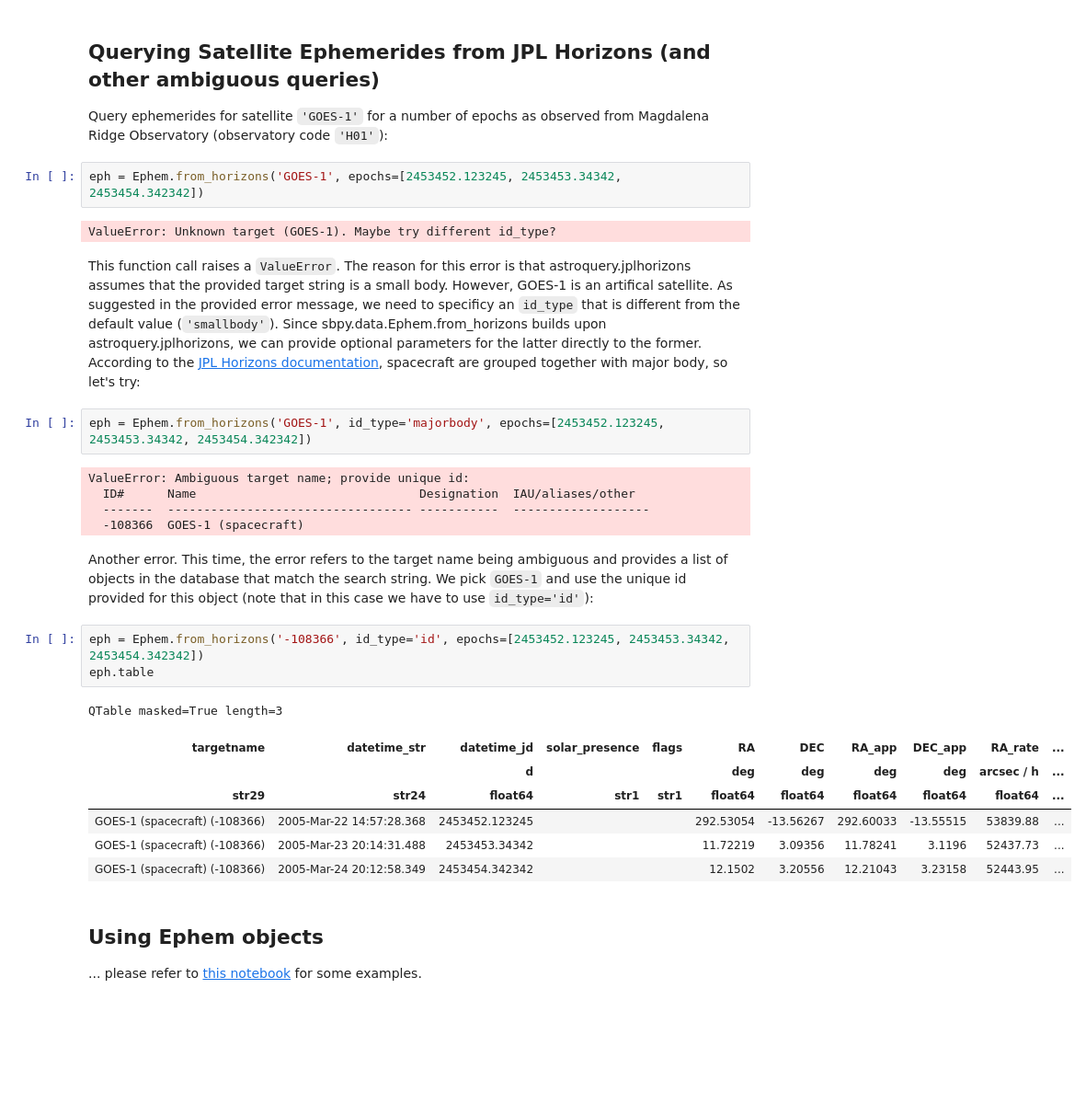
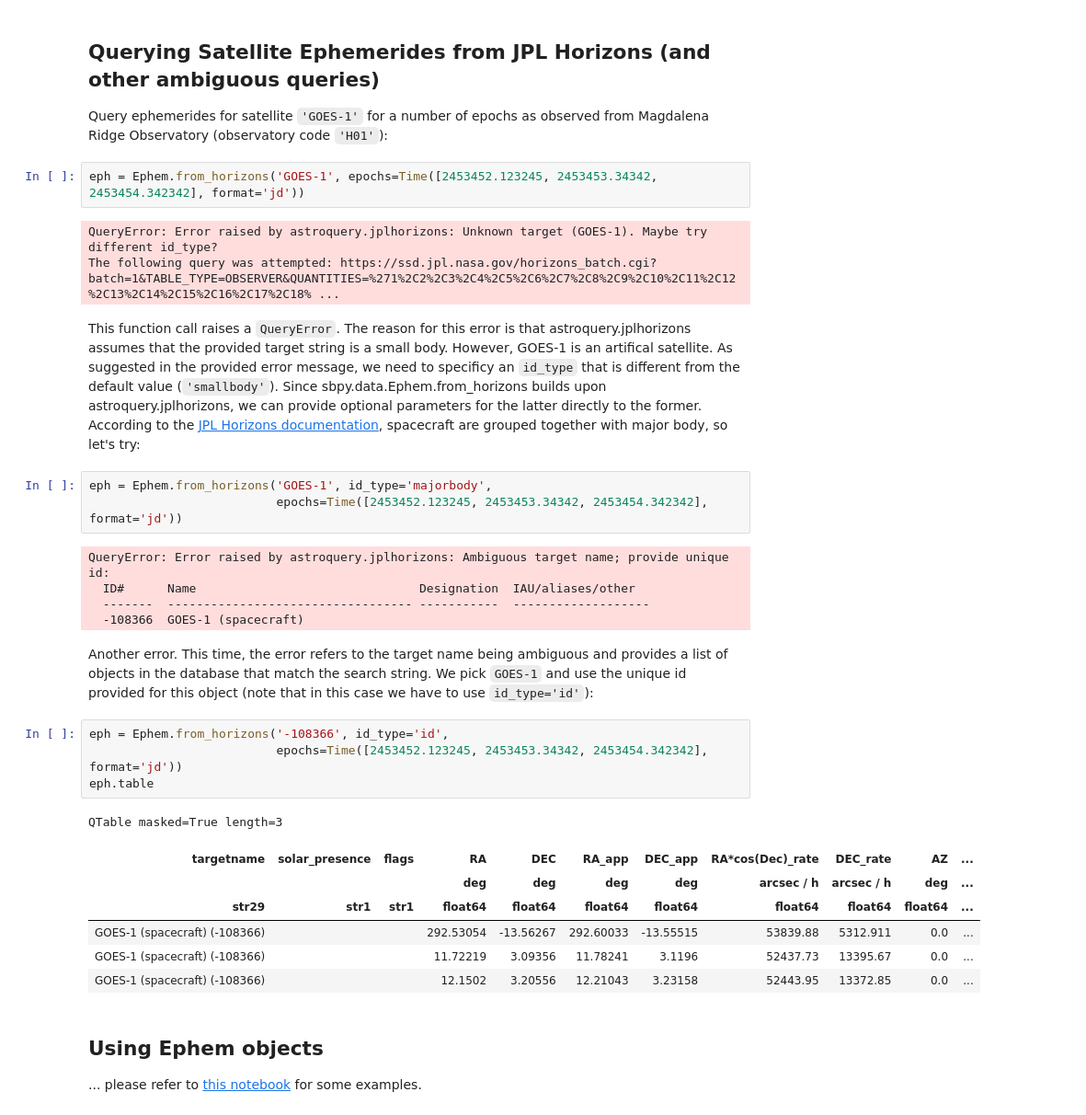
Before and after one commit to NASA-Planetary-Science/sbpy-tutorial, a Jupyter notebook: notebooks/data/Ephem.ipynb, the cells around one changed output. Shown: that part at 92% size. Saved outputs shown, nothing was run; the diff lists cells and outputs as text; blank space fills up the shorter version.

```diff
--- a/notebooks/data/Ephem.ipynb
+++ b/notebooks/data/Ephem.ipynb
@@ -52,31 +56,34 @@ Querying Satellite Ephemerides from JPL Horizons (and other ambiguous queries)
 
 Query ephemerides for satellite `'GOES-1'` for a number of epochs as observed from Magdalena Ridge Observatory (observatory code `'H01'`):
 # %%
-eph = Ephem.from_horizons('GOES-1', epochs=[2453452.123245, 2453453.34342, 2453454.342342])
+eph = Ephem.from_horizons('GOES-1', epochs=Time([2453452.123245, 2453453.34342, 2453454.342342], format='jd'))
 # %% [output]
-ValueError: Unknown target (GOES-1). Maybe try different id_type?
+QueryError: Error raised by astroquery.jplhorizons: Unknown target (GOES-1). Maybe try different id_type?
+The following query was attempted: https://ssd.jpl.nasa.gov/horizons_batch.cgi?batch=1&TABLE_TYPE=OBSERVER&QUANTITIES=%271%2C2%2C3%2C4%2C5%2C6%2C7%2C8%2C9%2C10%2C11%2C12%2C13%2C14%2C15%2C16%2C17%2C18% ...
 # %% [markdown]
-This function call raises a `ValueError`. The reason for this error is that astroquery.jplhorizons assumes that the provided target string is a small body. However, GOES-1 is an artifical satellite. As suggested in the provided error message, we need to specificy an `id_type` that is different from the default value (`'smallbody'`). Since sbpy.data.Ephem.from_horizons builds upon astroquery.jplhorizons, we can provide optional parameters for the latter directly to the former. According to the [JPL Horizons documentation](https://ssd.jpl.nasa.gov/?horizons_doc#selection), spacecraft are grouped together with major body, so let's try:
+This function call raises a `QueryError`. The reason for this error is that astroquery.jplhorizons assumes that the provided target string is a small body. However, GOES-1 is an artifical satellite. As suggested in the provided error message, we need to specificy an `id_type` that is different from the default value (`'smallbody'`). Since sbpy.data.Ephem.from_horizons builds upon astroquery.jplhorizons, we can provide optional parameters for the latter directly to the former. According to the [JPL Horizons documentation](https://ssd.jpl.nasa.gov/?horizons_doc#selection), spacecraft are grouped together with major body, so let's try:
 # %%
-eph = Ephem.from_horizons('GOES-1', id_type='majorbody', epochs=[2453452.123245, 2453453.34342, 2453454.342342])
+eph = Ephem.from_horizons('GOES-1', id_type='majorbody',
+                          epochs=Time([2453452.123245, 2453453.34342, 2453454.342342], format='jd'))
 # %% [output]
-ValueError: Ambiguous target name; provide unique id:
+QueryError: Error raised by astroquery.jplhorizons: Ambiguous target name; provide unique id:
   ID#      Name                               Designation  IAU/aliases/other
   -------  ---------------------------------- -----------  -------------------
   -108366  GOES-1 (spacecraft)
 # %% [markdown]
 Another error. This time, the error refers to the target name being ambiguous and provides a list of objects in the database that match the search string. We pick `GOES-1` and use the unique id provided for this object (note that in this case we have to use `id_type='id'`):
 # %%
-eph = Ephem.from_horizons('-108366', id_type='id', epochs=[2453452.123245, 2453453.34342, 2453454.342342])
+eph = Ephem.from_horizons('-108366', id_type='id',
+                          epochs=Time([2453452.123245, 2453453.34342, 2453454.342342], format='jd'))
 eph.table
 # %% [output]
 QTable masked=True length=3
-| targetname | datetime_str | datetime_jd | solar_presence | flags | RA | DEC | RA_app | DEC_app | RA_rate | ... |
-|  |  | d |  |  | deg | deg | deg | deg | arcsec / h | ... |
-| str29 | str24 | float64 | str1 | str1 | float64 | float64 | float64 | float64 | float64 | ... |
-| GOES-1 (spacecraft) (-108366) | 2005-Mar-22 14:57:28.368 | 2453452.123245 |  |  | 292.53054 | -13.56267 | 292.60033 | -13.55515 | 53839.88 | ... |
-| GOES-1 (spacecraft) (-108366) | 2005-Mar-23 20:14:31.488 | 2453453.34342 |  |  | 11.72219 | 3.09356 | 11.78241 | 3.1196 | 52437.73 | ... |
-| GOES-1 (spacecraft) (-108366) | 2005-Mar-24 20:12:58.349 | 2453454.342342 |  |  | 12.1502 | 3.20556 | 12.21043 | 3.23158 | 52443.95 | ... |
+| targetname | solar_presence | flags | RA | DEC | RA_app | DEC_app | RA*cos(Dec)_rate | DEC_rate | AZ | ... |
+|  |  |  | deg | deg | deg | deg | arcsec / h | arcsec / h | deg | ... |
+| str29 | str1 | str1 | float64 | float64 | float64 | float64 | float64 | float64 | float64 | ... |
+| GOES-1 (spacecraft) (-108366) |  |  | 292.53054 | -13.56267 | 292.60033 | -13.55515 | 53839.88 | 5312.911 | 0.0 | ... |
+| GOES-1 (spacecraft) (-108366) |  |  | 11.72219 | 3.09356 | 11.78241 | 3.1196 | 52437.73 | 13395.67 | 0.0 | ... |
+| GOES-1 (spacecraft) (-108366) |  |  | 12.1502 | 3.20556 | 12.21043 | 3.23158 | 52443.95 | 13372.85 | 0.0 | ... |
 # %% [markdown]
 Using Ephem objects
 -------------------
```
Also changed, not shown: parts of 10 cells of this notebook, 4 other files.
